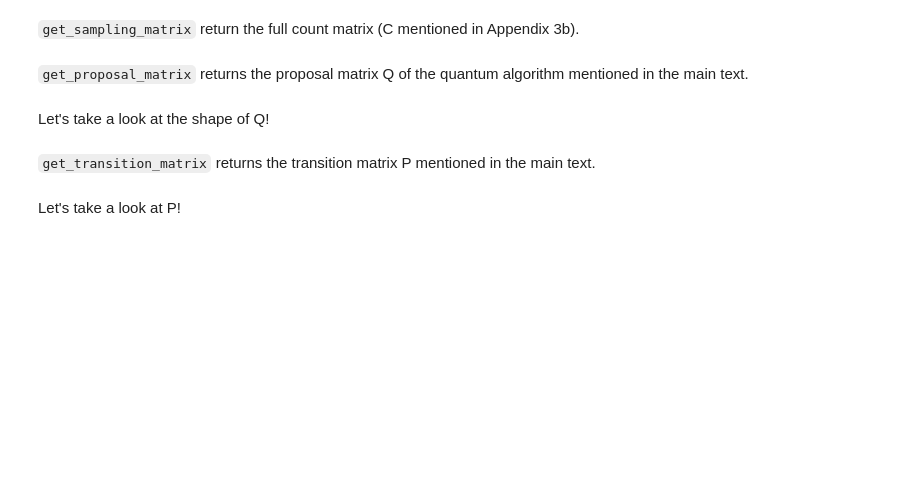
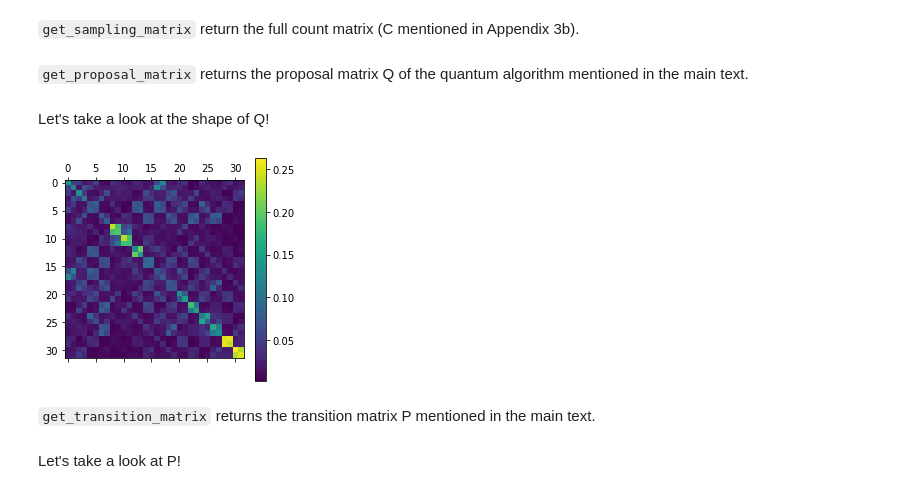
Before and after one commit to Dran-Z/Q-MCMC, a Jupyter notebook: QCMC.ipynb, the cells around one changed output. Saved outputs shown, nothing was run; the diff lists cells and outputs as text; code cells hidden in the pictures; blank space fills up the shorter version.

```diff
--- a/QCMC.ipynb
+++ b/QCMC.ipynb
@@ -171,7 +171,10 @@ def transition_sampling(input_state, circ, shots):
 
     for ele in range(2**n):
         result_str = "{0:b}".format(ele).zfill(n)
+        result_str = result_str[::-1]
+        #print('result_str is:',result_str)
         if result_str in counts:
             counter[ele] = counts[result_str]
+            #print('counter is:',counter[ele])
 
     return counter
@@ -284,18 +314,20 @@ def get_proposal_matrix(h, J, repeat, shots, Ncirc):
 # %% [markdown]
 Let's take a look at the shape of Q!
 # %%
-n = 6
+n = 5
 h = np.random.normal(0,1,n)
 J = np.random.normal(0,1,n-1)
 T = 10
 Ncirc = 10
 repeat = 10
 
 Q = get_proposal_matrix(h=h, J=J, repeat=repeat, shots=20000, Ncirc=Ncirc)
 
 plt.matshow(Q)
 plt.colorbar()
 plt.show()
+# %% [output]
+[figure, added]
 # %% [markdown]
 `get_transition_matrix` returns the transition matrix P mentioned in the main text.
 # %%
```
Also changed, not shown: parts of 13 cells of this notebook.
